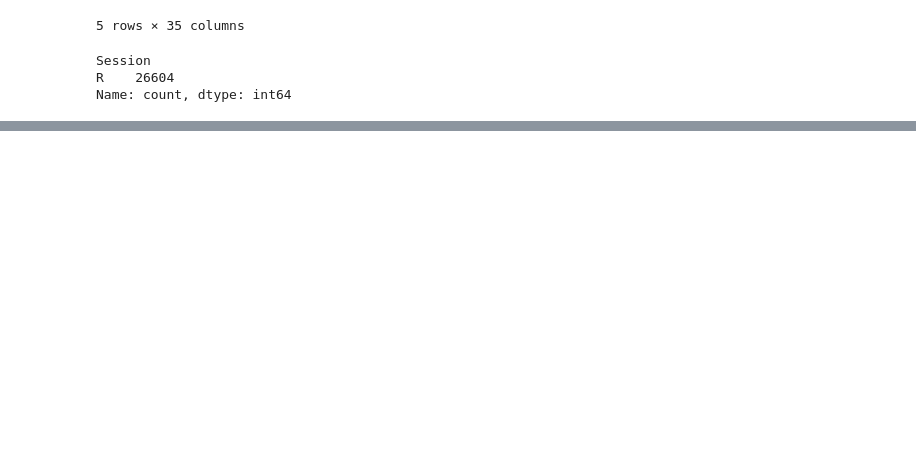
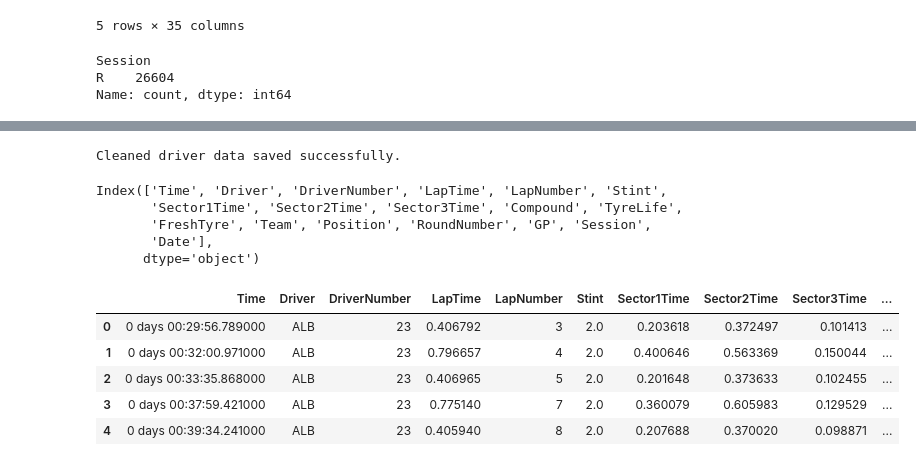
Before and after one commit to UsualSuspect09/F1-Race-Strat-Engine, a Jupyter notebook: notebooks/2024_data_processing.ipynb, the cells around one changed output, grey strips where cells are left out. Cells and saved outputs as stored; diff of their text form; code cells hidden in the pictures; blank space fills up the shorter version.

```diff
--- a/notebooks/2024_data_processing.ipynb
+++ b/notebooks/2024_data_processing.ipynb
@@ -108,0 +177,46 @@ Name: count, dtype: int64
+# %%
+cols_to_drop = [
+    'PitOutTime',
+    'PitInTime',
+    'Sector1SessionTime',
+    'Sector2SessionTime',
+    'Sector3SessionTime',
+    'SpeedI1',
+    'SpeedI2',
+    'SpeedFL',
+    'SpeedST',
+    'IsPersonalBest',
+    'LapStartTime',
+    'LapStartDate',
+    'TrackStatus',
+    'Deleted',
+    'DeletedReason',
+    'FastF1Generated',
+    'IsAccurate',
+]
+
+
+driver_2024.to_csv("C:/Users/VANSH/Formula1/datasets/2024/cleaned_driver_2024.csv", index=False)
+print("Cleaned driver data saved successfully.")
+# %% [output]
+Cleaned driver data saved successfully.
+# %%
+driver_2024 = pd.read_csv("C:/Users/VANSH/Formula1/datasets/2024/cleaned_driver_2024.csv")
+driver_2024.columns
+# %% [output]
+Index(['Time', 'Driver', 'DriverNumber', 'LapTime', 'LapNumber', 'Stint',
+       'Sector1Time', 'Sector2Time', 'Sector3Time', 'Compound', 'TyreLife',
+       'FreshTyre', 'Team', 'Position', 'RoundNumber', 'GP', 'Session',
+       'Date'],
+      dtype='object')
+# %%
+import pandas as pd
+normalized_driver_2024 = pd.read_csv("C:/Users/VANSH/Formula1/datasets/2024/normalized_driver_2024.csv")
+normalized_driver_2024.head(5)
+# %% [output]
+|  | Time | Driver | DriverNumber | LapTime | LapNumber | Stint | Sector1Time | Sector2Time | Sector3Time | ... |
+| 0 | 0 days 00:29:56.789000 | ALB | 23 | 0.406792 | 3 | 2.0 | 0.203618 | 0.372497 | 0.101413 | ... |
+| 1 | 0 days 00:32:00.971000 | ALB | 23 | 0.796657 | 4 | 2.0 | 0.400646 | 0.563369 | 0.150044 | ... |
+| 2 | 0 days 00:33:35.868000 | ALB | 23 | 0.406965 | 5 | 2.0 | 0.201648 | 0.373633 | 0.102455 | ... |
+| 3 | 0 days 00:37:59.421000 | ALB | 23 | 0.775140 | 7 | 2.0 | 0.360079 | 0.605983 | 0.129529 | ... |
+| 4 | 0 days 00:39:34.241000 | ALB | 23 | 0.405940 | 8 | 2.0 | 0.207688 | 0.370020 | 0.098871 | ... |
```
Also changed, not shown: parts of 11 cells of this notebook, 2 other files.
